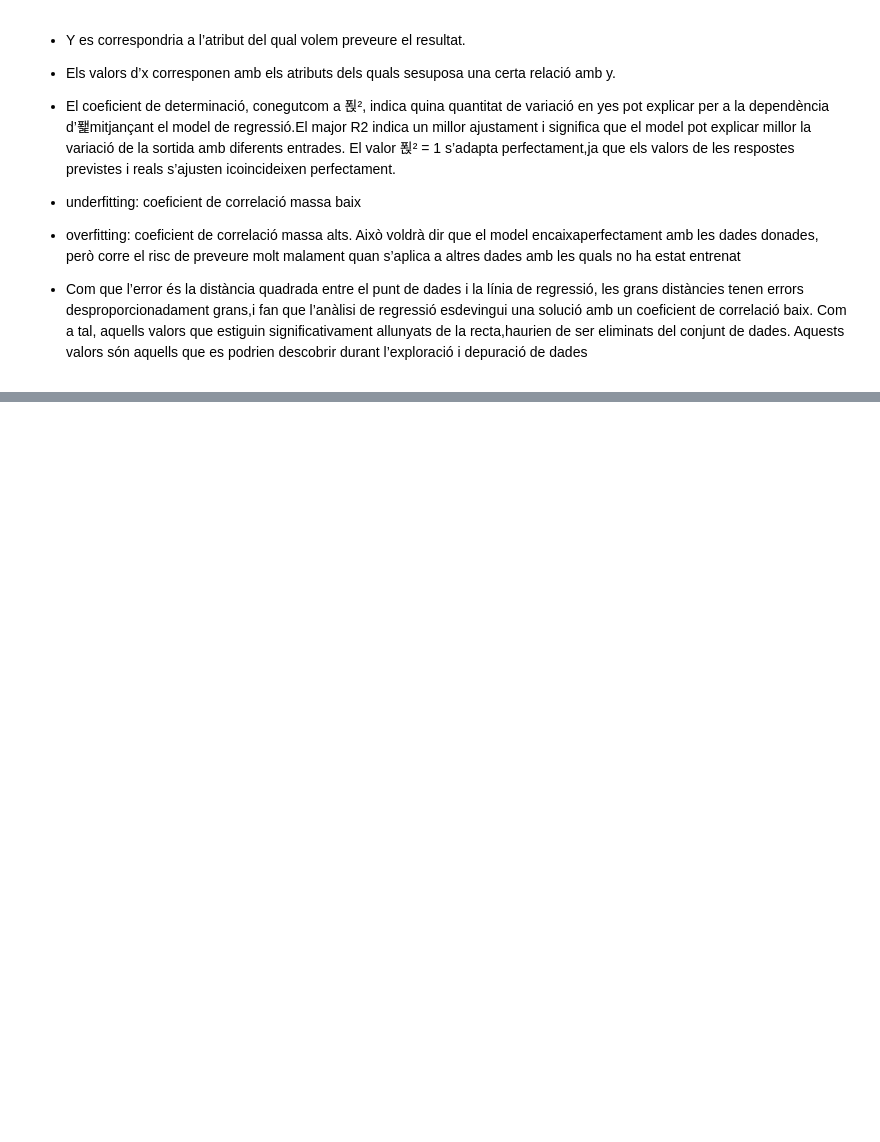
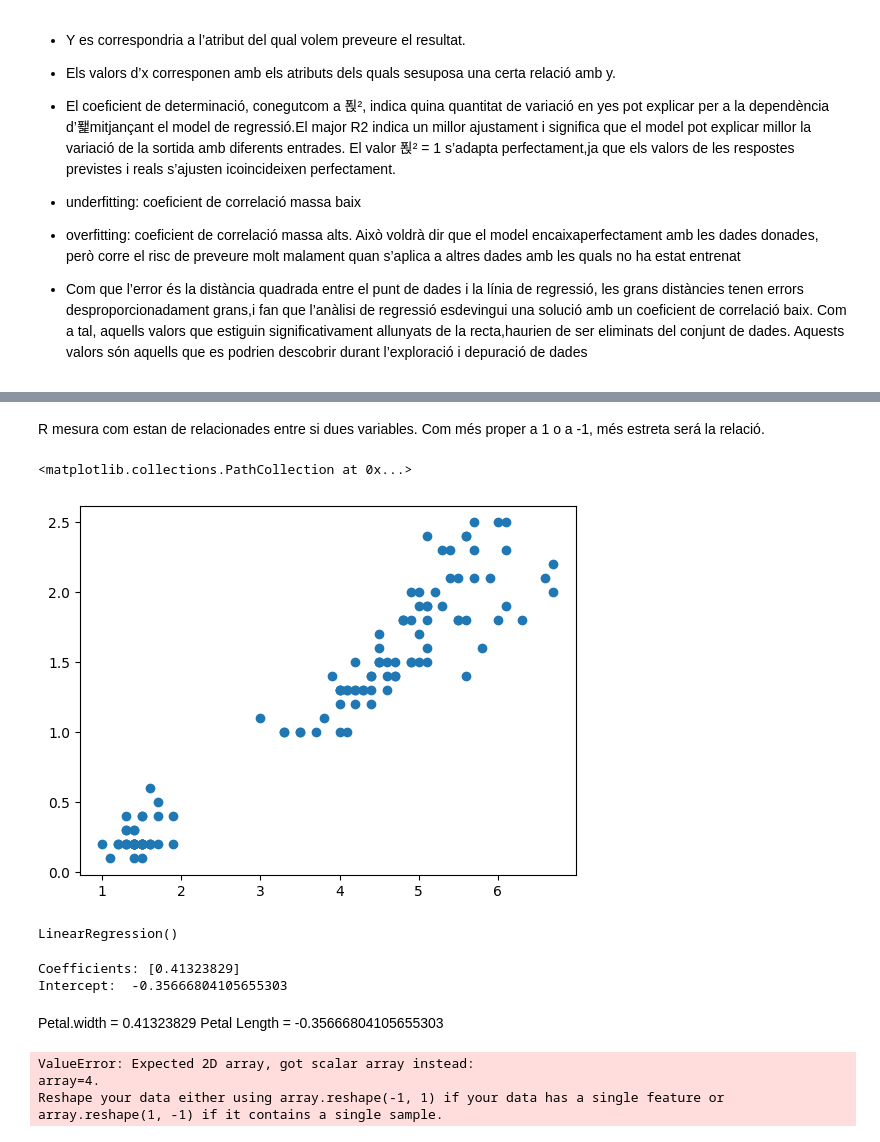
Before and after one commit to OYanez85/Introduccio_a_la_ciencia_de-Dades_Cibernarium, a Jupyter notebook: curs_233_2.3.ipynb, the cells around one changed output, grey strips where cells are left out. Saved outputs shown, nothing was run; the diff lists cells and outputs as text; code cells hidden in the pictures; blank space fills up the shorter version.

```diff
--- a/curs_233_2.3.ipynb
+++ b/curs_233_2.3.ipynb
@@ -120,0 +132,6 @@ ModuleNotFoundError: No module named 'sklearn'
+# %%
+df = data_frame[['Petal.Length', 'Petal.Width']]
+# %%
+train_set, test_set = train_test_split(df, test_size=0.2, random_state=42)
+# %%
+df_copy = train_set.copy()
@@ -120,0 +163,2 @@ ModuleNotFoundError: No module named 'sklearn'
+# %% [markdown]
+R mesura com estan de relacionades entre si dues variables. Com més proper a 1 o a -1, més estreta será la relació.
@@ -120,0 +167,5 @@ ModuleNotFoundError: No module named 'sklearn'
+# %%
+plt.scatter(df_copy['Petal.Length'], df_copy['Petal.Width'])
+# %% [output]
+<matplotlib.collections.PathCollection at 0x...>
+[figure, added]
@@ -120,0 +175,19 @@ ModuleNotFoundError: No module named 'sklearn'
+# %%
+lin_reg = LinearRegression()
+lin_reg.fit(train_set_x, train_set_label)
+# %% [output]
+LinearRegression()
+# %%
+print('Coefficients:', lin_reg.coef_)
+print('Intercept: ', lin_reg.intercept_)
+# %% [output]
+Coefficients: [0.41323829]
+Intercept:  -0.35666804105655303
+# %% [markdown]
+Petal.width = 0.41323829 Petal Length = -0.35666804105655303
+# %%
+lin_reg.predict(4)
+# %% [output]
+ValueError: Expected 2D array, got scalar array instead:
+array=4.
+Reshape your data either using array.reshape(-1, 1) if your data has a single feature or array.reshape(1, -1) if it contains a single sample.
```
Also changed, not shown: parts of 8 cells of this notebook.
